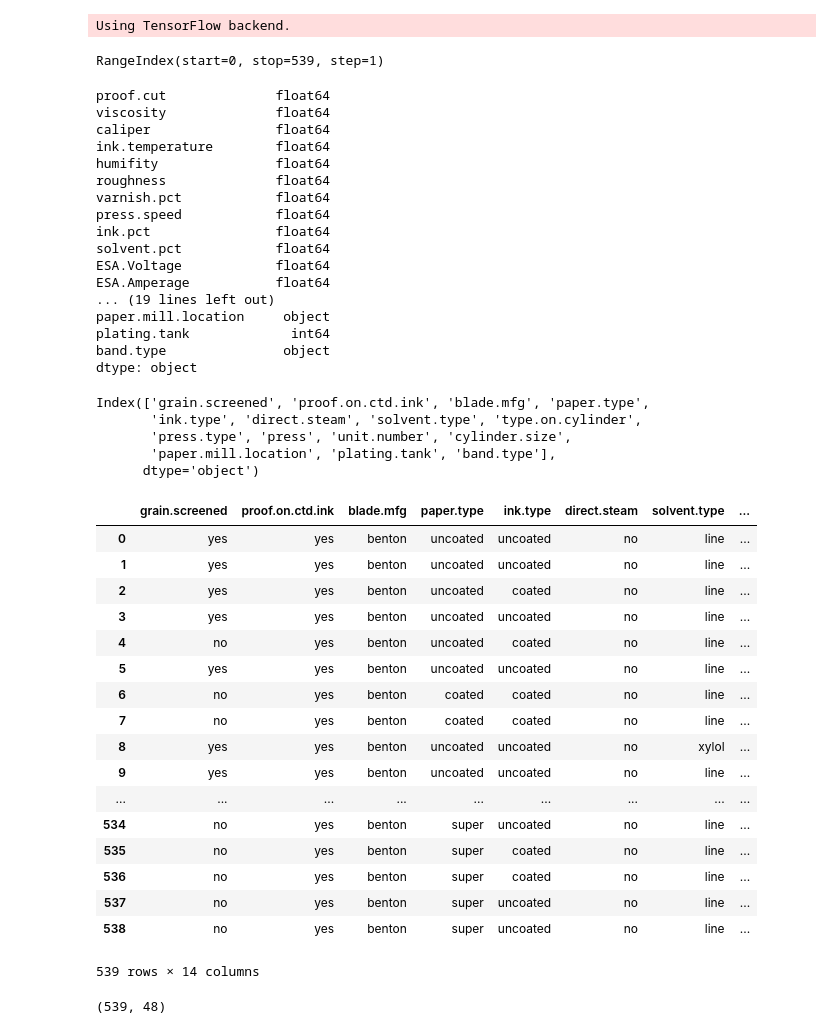
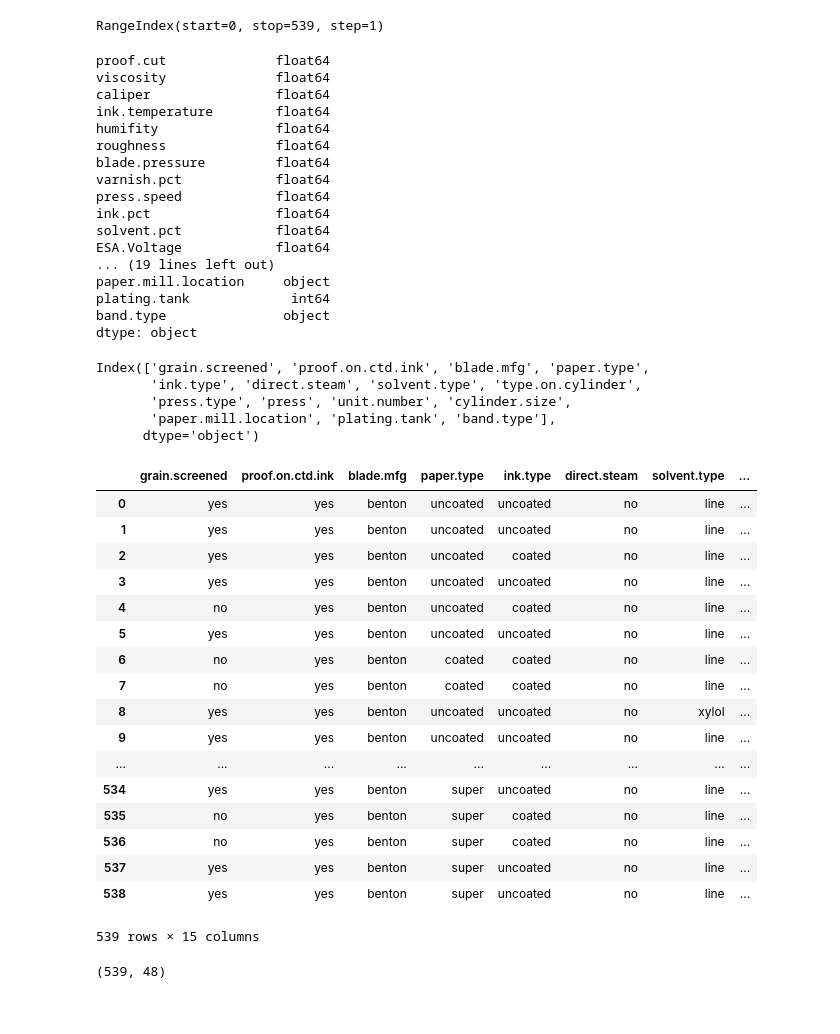
Before and after one commit to zainilbharwani/Internship_Insofe, a Jupyter notebook: NN.ipynb, the cells around one changed output. Saved outputs shown, nothing was run; the diff lists cells and outputs as text; code cells hidden in the pictures.

```diff
--- a/NN.ipynb
+++ b/NN.ipynb
@@ -5,7 +5,5 @@ import pandas as pd
 from matplotlib import pyplot as plt
 from keras.utils.np_utils import to_categorical
 %matplotlib inline
-finaldata = pd.read_csv('finaldata.csv')
+missforest_data = pd.read_csv('missforest_data.csv')
-# %% [output]
-Using TensorFlow backend.
 # %%
@@ -13,7 +11,7 @@ finaldata.index
 # %% [output]
 RangeIndex(start=0, stop=539, step=1)
 # %%
-finaldata.dtypes
+missforest_data.dtypes
 # %% [output]
 proof.cut              float64
 viscosity              float64
@@ -21,12 +19,12 @@ caliper                float64
 ink.temperature        float64
 humifity               float64
 roughness              float64
+blade.pressure         float64
 varnish.pct            float64
 press.speed            float64
 ink.pct                float64
 solvent.pct            float64
 ESA.Voltage            float64
-ESA.Amperage           float64
 ... (19 lines left out)
 paper.mill.location     object
 plating.tank             int64
@@ -48,22 +46,22 @@ for i in cols:
-# %%
-finaldata[finaldata.columns[19:33]]
-# %% [output]
-|  | grain.screened | proof.on.ctd.ink | blade.mfg | paper.type | ink.type | direct.steam | solvent.type | ... |
-| 0 | yes | yes | benton | uncoated | uncoated | no | line | ... |
-| 1 | yes | yes | benton | uncoated | uncoated | no | line | ... |
-| 2 | yes | yes | benton | uncoated | coated | no | line | ... |
-| 3 | yes | yes | benton | uncoated | uncoated | no | line | ... |
-| 4 | no | yes | benton | uncoated | coated | no | line | ... |
-| 5 | yes | yes | benton | uncoated | uncoated | no | line | ... |
-| 6 | no | yes | benton | coated | coated | no | line | ... |
-| 7 | no | yes | benton | coated | coated | no | line | ... |
-| 8 | yes | yes | benton | uncoated | uncoated | no | xylol | ... |
-| 9 | yes | yes | benton | uncoated | uncoated | no | line | ... |
-| ... | ... | ... | ... | ... | ... | ... | ... | ... |
-| 534 | no | yes | benton | super | uncoated | no | line | ... |
-| 535 | no | yes | benton | super | coated | no | line | ... |
-| 536 | no | yes | benton | super | coated | no | line | ... |
-| 537 | no | yes | benton | super | uncoated | no | line | ... |
-| 538 | no | yes | benton | super | uncoated | no | line | ... |
-539 rows × 14 columns
+# %%
+missforest_data[missforest_data.columns[19:34]]
+# %% [output]
+|  | grain.screened | proof.on.ctd.ink | blade.mfg | paper.type | ink.type | direct.steam | solvent.type | ... |
+| 0 | yes | yes | benton | uncoated | uncoated | no | line | ... |
+| 1 | yes | yes | benton | uncoated | uncoated | no | line | ... |
+| 2 | yes | yes | benton | uncoated | coated | no | line | ... |
+| 3 | yes | yes | benton | uncoated | uncoated | no | line | ... |
+| 4 | no | yes | benton | uncoated | coated | no | line | ... |
+| 5 | yes | yes | benton | uncoated | uncoated | no | line | ... |
+| 6 | no | yes | benton | coated | coated | no | line | ... |
+| 7 | no | yes | benton | coated | coated | no | line | ... |
+| 8 | yes | yes | benton | uncoated | uncoated | no | xylol | ... |
+| 9 | yes | yes | benton | uncoated | uncoated | no | line | ... |
+| ... | ... | ... | ... | ... | ... | ... | ... | ... |
+| 534 | yes | yes | benton | super | uncoated | no | line | ... |
+| 535 | no | yes | benton | super | coated | no | line | ... |
+| 536 | no | yes | benton | super | coated | no | line | ... |
+| 537 | yes | yes | benton | super | uncoated | no | line | ... |
+| 538 | yes | yes | benton | super | uncoated | no | line | ... |
+539 rows × 15 columns
 # %%
```
Also changed, not shown: parts of 22 cells of this notebook.
